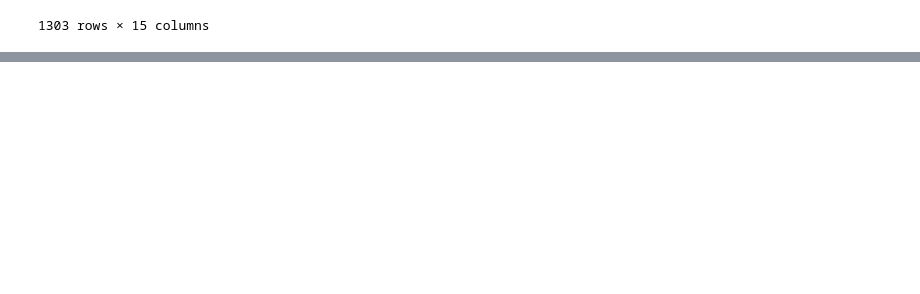
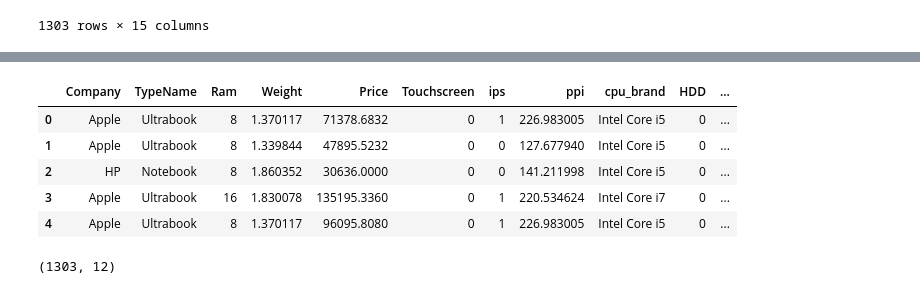
Before and after one commit to saaaaaaaaaaaaaad56/laptop_price-predictor, a Jupyter notebook: .ipynb, the cells around one changed output, grey strips where cells are left out. Cells and saved outputs as stored; diff of their text form; code cells hidden in the pictures; blank space fills up the shorter version.

```diff
--- a/.ipynb
+++ b/.ipynb
@@ -359,0 +389,10 @@ df
+# %%
+def OS(inp):
+    if inp == 'Windows 10' or inp == 'Windows 10 S' or inp == 'Windows 7':
+        return 'Windows'
+    elif inp == 'macOS' or inp == 'Mac OS X':
+        return 'Mac'
+    else:
+        return 'Other/No OS/Linux'
+# %%
+ df['OS'] = df['OpSys'].apply(OS)
@@ -359,0 +415,2 @@ df
+# %%
+df.drop(columns='OpSys',inplace=True)
@@ -359,0 +443,11 @@ df
+# %%
+df.drop(columns=['ScreenResolution','Gpu'],inplace=True)
+# %%
+df.head()
+# %% [output]
+|  | Company | TypeName | Ram | Weight | Price | Touchscreen | ips | ppi | cpu_brand | HDD | ... |
+| 0 | Apple | Ultrabook | 8 | 1.370117 | 71378.6832 | 0 | 1 | 226.983005 | Intel Core i5 | 0 | ... |
+| 1 | Apple | Ultrabook | 8 | 1.339844 | 47895.5232 | 0 | 0 | 127.677940 | Intel Core i5 | 0 | ... |
+| 2 | HP | Notebook | 8 | 1.860352 | 30636.0000 | 0 | 0 | 141.211998 | Intel Core i5 | 0 | ... |
+| 3 | Apple | Ultrabook | 16 | 1.830078 | 135195.3360 | 0 | 1 | 220.534624 | Intel Core i7 | 0 | ... |
+| 4 | Apple | Ultrabook | 8 | 1.370117 | 96095.8080 | 0 | 1 | 226.983005 | Intel Core i5 | 0 | ... |
@@ -359,0 +457,4 @@ df
+# %%
+x.shape
+# %% [output]
+(1303, 12)
```
Also changed, not shown: parts of 14 cells of this notebook.
